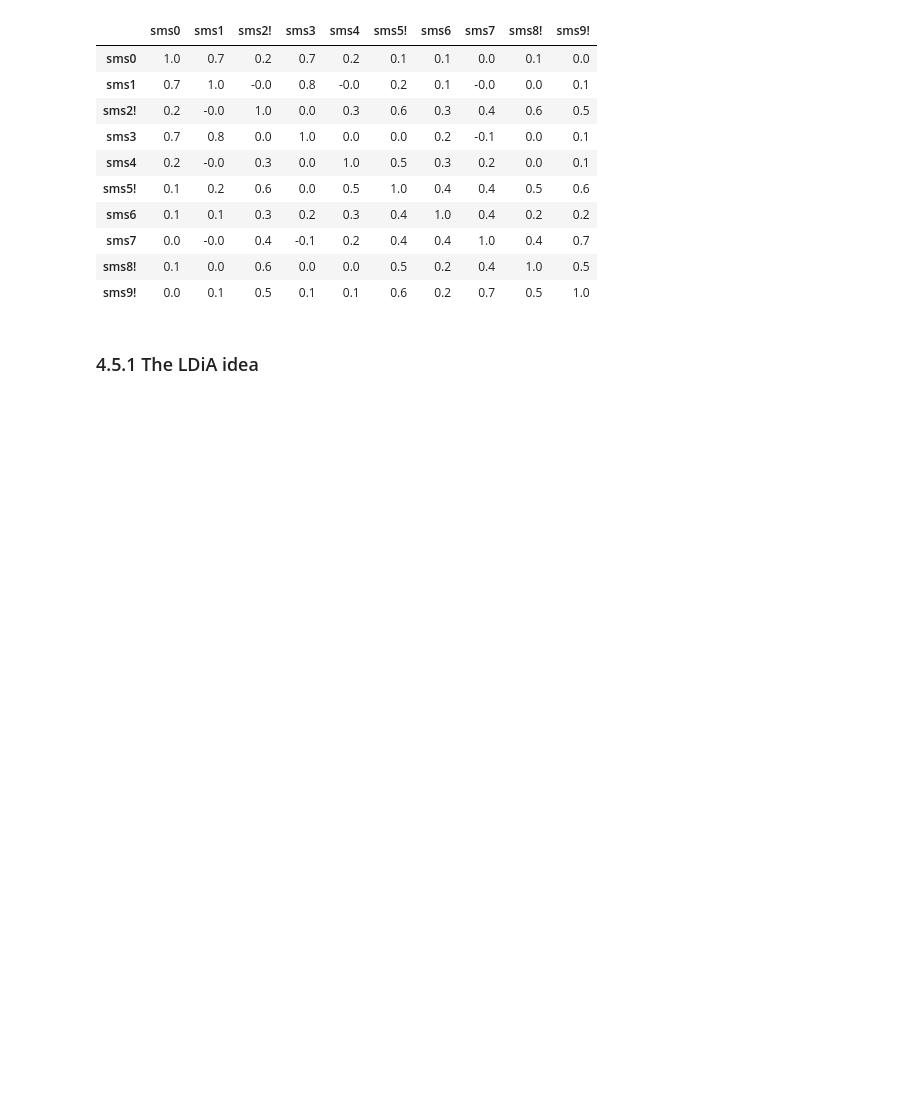
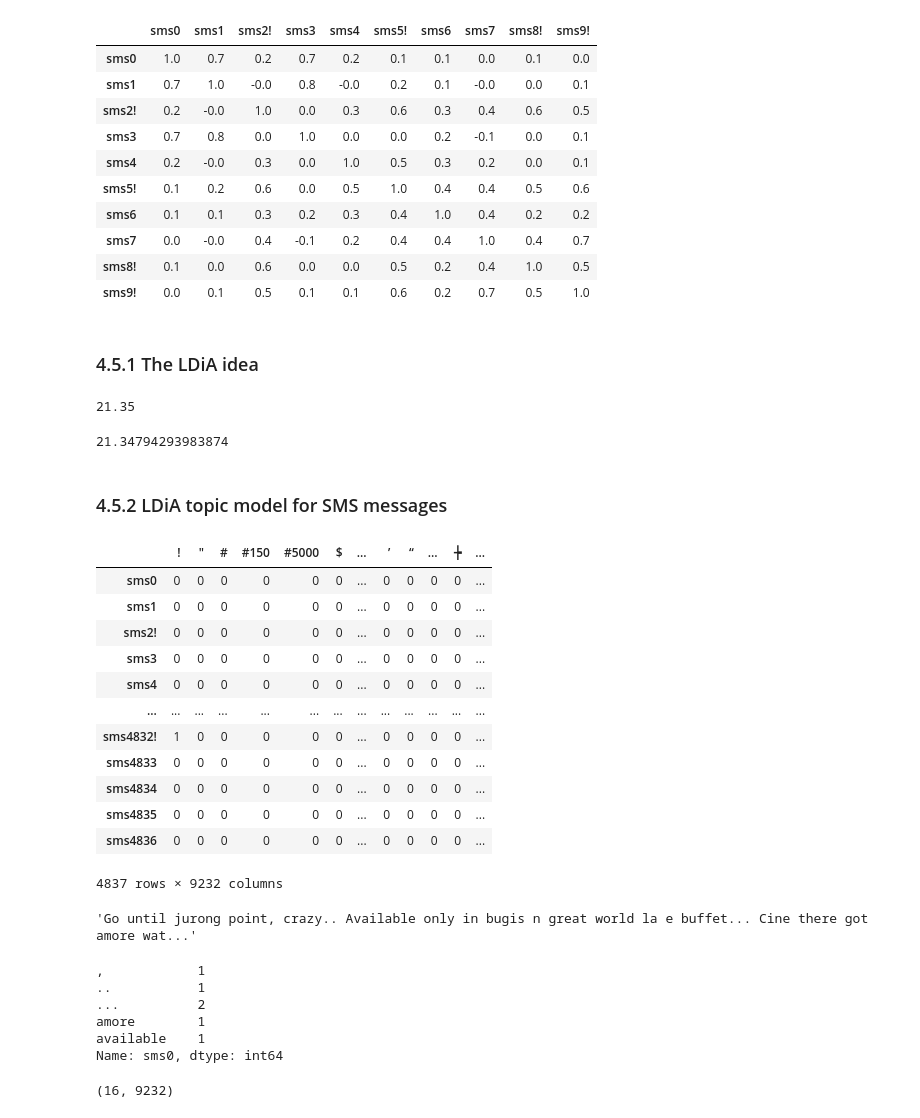
Before and after one commit to deacona/nlpia, a Jupyter notebook: src/nlpia/book/examples/ch04_examples.ipynb, the cells around one changed output. Drawn from its saved outputs; the diff is of its cells as text; code cells hidden in the pictures; blank space fills up the shorter version.

```diff
--- a/src/nlpia/book/examples/ch04_examples.ipynb
+++ b/src/nlpia/book/examples/ch04_examples.ipynb
@@ -463,3 +463,62 @@ svd_topic_vectors.iloc[:10].dot(svd_topic_vectors.iloc[:10].T).round(1)
 | sms9! | 0.0 | 0.1 | 0.5 | 0.1 | 0.1 | 0.6 | 0.2 | 0.7 | 0.5 | 1.0 |
 # %% [markdown]
 ### 4.5.1 The LDiA idea
+# %%
+total_corpus_len = 0
+
+for document_text in sms.text:
+    total_corpus_len += len(casual_tokenize(document_text))
+
+mean_document_len = total_corpus_len / len(sms)
+
+round(mean_document_len, 2)
+# %% [output]
+21.35
+# %%
+sum([len(casual_tokenize(t)) for t in sms.text]) * 1. / len(sms.text)
+# %% [output]
+21.34794293983874
+# %% [markdown]
+### 4.5.2 LDiA topic model for SMS messages
+# %%
+counter = CountVectorizer(tokenizer=casual_tokenize)
+bow_docs = pd.DataFrame(counter.fit_transform(raw_documents=sms.text).toarray(), index=index)
+column_nums, terms = zip(*sorted(zip(counter.vocabulary_.values(), counter.vocabulary_.keys())))
+bow_docs.columns = terms
+
+bow_docs
+# %% [output]
+|  | ! | " | # | #150 | #5000 | $ | ... | ’ | “ | … | ┾ | ... |
+| sms0 | 0 | 0 | 0 | 0 | 0 | 0 | ... | 0 | 0 | 0 | 0 | ... |
+| sms1 | 0 | 0 | 0 | 0 | 0 | 0 | ... | 0 | 0 | 0 | 0 | ... |
+| sms2! | 0 | 0 | 0 | 0 | 0 | 0 | ... | 0 | 0 | 0 | 0 | ... |
+| sms3 | 0 | 0 | 0 | 0 | 0 | 0 | ... | 0 | 0 | 0 | 0 | ... |
+| sms4 | 0 | 0 | 0 | 0 | 0 | 0 | ... | 0 | 0 | 0 | 0 | ... |
+| ... | ... | ... | ... | ... | ... | ... | ... | ... | ... | ... | ... | ... |
+| sms4832! | 1 | 0 | 0 | 0 | 0 | 0 | ... | 0 | 0 | 0 | 0 | ... |
+| sms4833 | 0 | 0 | 0 | 0 | 0 | 0 | ... | 0 | 0 | 0 | 0 | ... |
+| sms4834 | 0 | 0 | 0 | 0 | 0 | 0 | ... | 0 | 0 | 0 | 0 | ... |
+| sms4835 | 0 | 0 | 0 | 0 | 0 | 0 | ... | 0 | 0 | 0 | 0 | ... |
+| sms4836 | 0 | 0 | 0 | 0 | 0 | 0 | ... | 0 | 0 | 0 | 0 | ... |
+4837 rows × 9232 columns
+# %%
+sms.loc['sms0'].text
+# %% [output]
+'Go until jurong point, crazy.. Available only in bugis n great world la e buffet... Cine there got amore wat...'
+# %%
+bow_docs.loc['sms0'][bow_docs.loc['sms0'] > 0].head()
+# %% [output]
+,            1
+..           1
+...          2
+amore        1
+available    1
+Name: sms0, dtype: int64
+# %%
+from sklearn.decomposition import LatentDirichletAllocation as LDiA
+
+ldia = LDiA(n_components=16, learning_method='batch')
+ldia = ldia.fit(bow_docs)  # <1>
+ldia.components_.shape
+# %% [output]
+(16, 9232)
```
Also changed, not shown: parts of 29 cells of this notebook.
